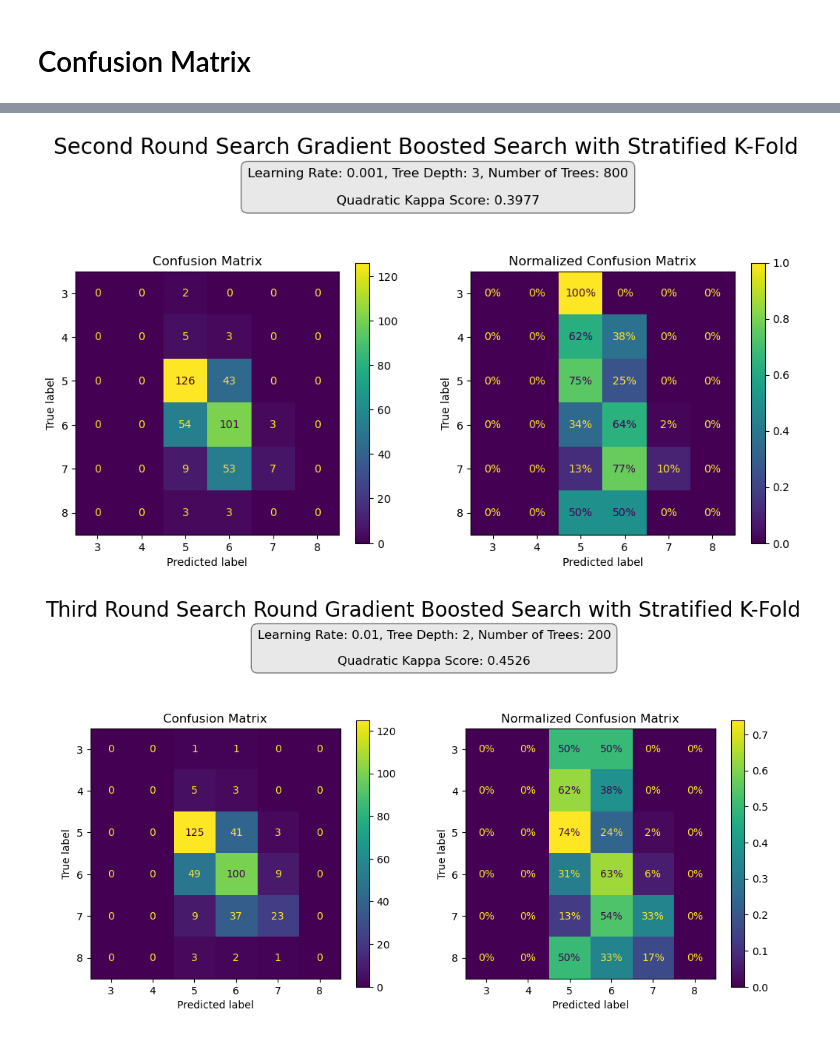
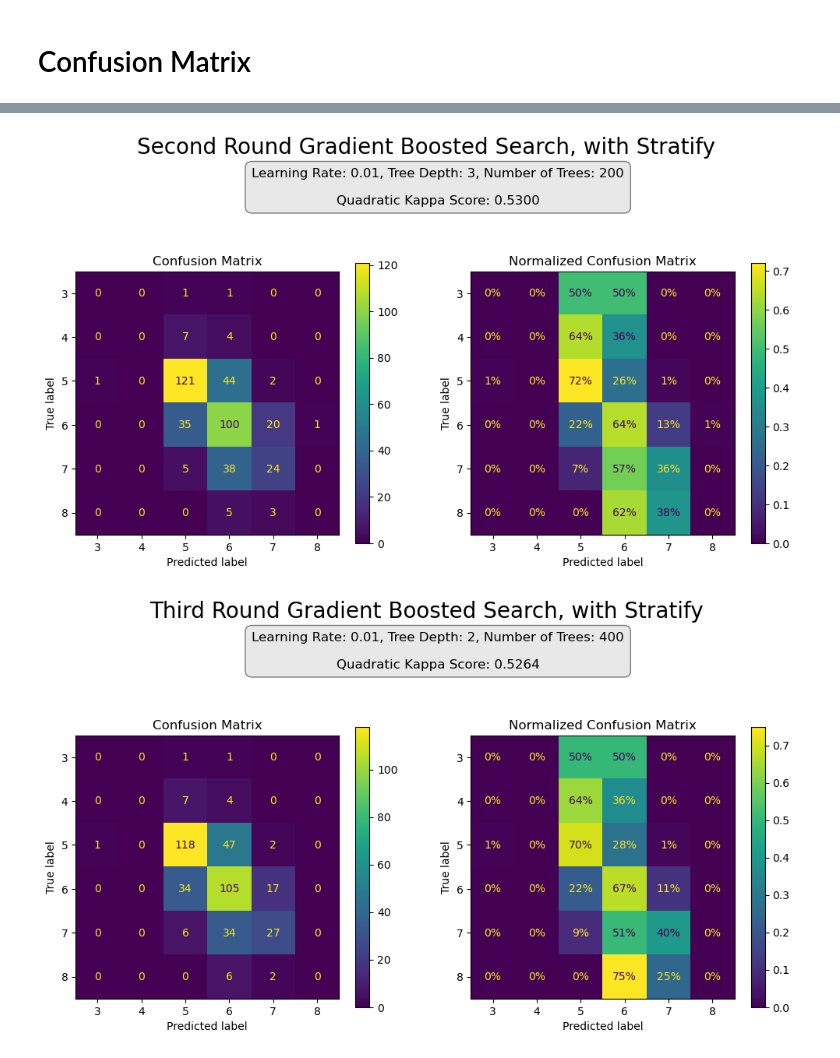
Before and after one commit to Nicholas-Simpson/Project-4, a Jupyter notebook: grad_boost_classifier_stratify.ipynb, the cells around one changed output, grey strips where cells are left out. Drawn from its saved outputs; the diff is of its cells as text; code cells hidden in the pictures.

Commit message:
update stratify parameter -mrn

```diff
--- a/grad_boost_classifier_stratify.ipynb
+++ b/grad_boost_classifier_stratify.ipynb
@@ -48,8 +48,10 @@ os.makedirs(gb_output_path, exist_ok = True)
 X_train = orig_train.drop('quality', axis=1)
 y_train = orig_train['quality'].copy()
 X_test = orig_test.copy()
+quality_rating = list(y_train)
 X_train, X_val, y_train, y_val = train_test_split(X_train,
                                                   y_train,
+                                                  stratify= quality_rating,
                                                   test_size = 0.2,
                                                   random_state = 42) #because it is the answer :)
 # %% [markdown]
@@ -67,12 +68,9 @@ param_grid = {
     'max_depth': [3, 5, 7] #  size of each tree
 }
 
-# Use stratified k-fold cross-validation
-skfold = StratifiedKFold(n_splits=5, shuffle=True, random_state=42)
-
 # Perform grid search with cross-validation, mark timer start
 start_time = time.time()
-grid_search = GridSearchCV(model, param_grid, cv=skfold, verbose=3)
+grid_search = GridSearchCV(model, param_grid, cv=5, verbose=3)
 grid_search.fit(X_train, y_train)
 
 # Get the best model from grid search
@@ -151,12 +149,9 @@ param_grid_2 = {
     'max_depth': [3, 5, 7]
 }
 
-# Use stratified k-fold cross-validation
-skfold = StratifiedKFold(n_splits=5, shuffle=True, random_state=42)
-
 # Perform grid search with cross-validation
 start_time_2 = time.time()
-grid_search_2 = GridSearchCV(model_2, param_grid_2, cv=skfold, verbose=3)
+grid_search_2 = GridSearchCV(model_2, param_grid_2, cv=5, verbose=3)
 grid_search_2.fit(X_train, y_train)
 
 # Get the best model from grid search
@@ -235,12 +230,9 @@ param_grid_3 = {
     'max_depth': [2, 3, 5]
 }
 
-# Use stratified k-fold cross-validation
-skfold = StratifiedKFold(n_splits=5, shuffle=True, random_state=42)
-
 # Perform grid search with cross-validation
 start_time_3 = time.time()
-grid_search_3 = GridSearchCV(model_3, param_grid_3, cv=skfold, verbose=3)
+grid_search_3 = GridSearchCV(model_3, param_grid_3, cv=5, verbose=3)
 grid_search_3.fit(X_train, y_train)
 
 # Get the best model from grid search
@@ -599,50 +588,50 @@ normalized_conf_matrix_display.ax_.set_title("Normalized Confusion Matrix")
 
 # Adjust Layout
 plt.tight_layout
-plt.suptitle("Second Round Search Gradient Boosted Search with Stratified K-Fold", fontsize=20)
+plt.suptitle("Second Round Gradient Boosted Search, with Stratify", fontsize=20)
 
 # Save and show the figure
-output_filename = f"{gb_output_path}/gb_2nd_model_kappa={kappa_2:.4f}_skf_confusion_matrix.png"
+output_filename = f"{gb_output_path}/gb_2nd_model_kappa={kappa_2:.4f}_confusion_matrix_stratify.png"
 plt.savefig(output_filename)
 plt.show()
 # %% [output]
-[figure, old version]
+[figure, new version]
 # %%
 # Create the figure and gridspec
 fig = plt.figure(figsize = (12,6))
 grid_spec = GridSpec(2, 2, figure=fig, width_ratios = [3,3], height_ratios=[1, 6])
 
 # Model specs subplot
 model_specs =  f"Learning Rate: {best_gb_3.learning_rate}, Tree Depth: {best_gb_3.max_depth}, Number of Trees: {best_gb_3.n_estimators}\n\nQuadratic Kappa Score: {kappa_3:.4f}"
 upper_ax = fig.add_subplot(grid_spec[0, :])
 
 # plt.upper_ax_adjust(hspace = 0.5)
 upper_text = upper_ax.text(0.5, 0.55, model_specs, ha='center', fontsize=12,
                            bbox=dict(facecolor='lightgray', alpha=0.5, boxstyle='round,pad=0.5'))
 upper_ax.axis('off')
 
 # Confusion Matrix Subplot
 conf_matrix_display = ConfusionMatrixDisplay.from_predictions(y_val, y_pred_3, ax=fig.add_subplot(grid_spec[1, 0]))
 conf_matrix_display.ax_.set_title("Confusion Matrix")
 
 # Normalized Confusion Matrix Subplot
 normalized_conf_matrix_display = ConfusionMatrixDisplay.from_predictions(y_val, y_pred_3,
                                                                          normalize='true',
                                                                          values_format='.0%',
                                                                          ax=fig.add_subplot(grid_spec[1, 1]))
 normalized_conf_matrix_display.ax_.set_title("Normalized Confusion Matrix")
 
 
 # Adjust Layout
 plt.tight_layout
-plt.suptitle("Third Round Search Round Gradient Boosted Search with Stratified K-Fold", fontsize=20)
+plt.suptitle("Third Round Gradient Boosted Search, with Stratify", fontsize=20)
 
 # Save and show the figure
-output_filename = f"{gb_output_path}/gb_3rd_model_kappa={kappa_3:.4f}_skf_confusion_matrix.png"
+output_filename = f"{gb_output_path}/gb_3rd_model_kappa={kappa_3:.4f}_confusion_matrix_stratify.png"
 plt.savefig(output_filename)
 plt.show()
 # %% [output]
-[figure, old version]
+[figure, new version]
 # %%
 # Create the figure and gridspec
 fig = plt.figure(figsize = (12,6))
```
Also changed, not shown: parts of 17 cells of this notebook, 1 other file.
